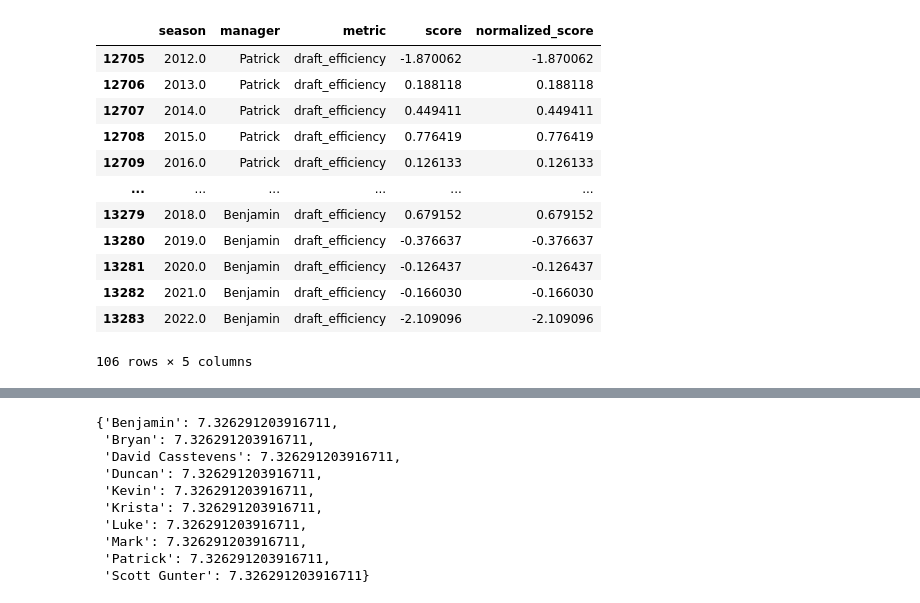
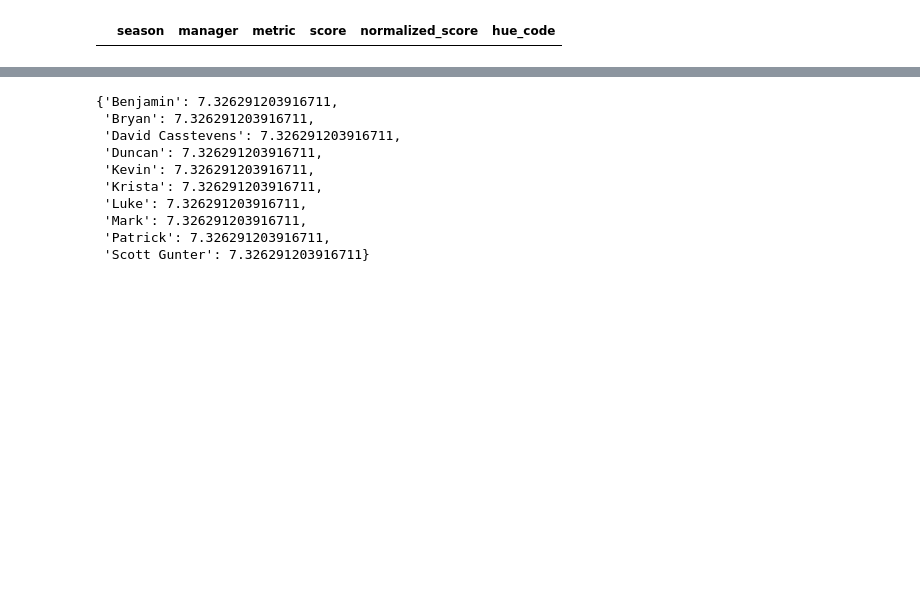
Before and after one commit to duncanjamesbell/fantasy_football_ranker, a Jupyter notebook: composite_ranks.ipynb, the cells around one changed output, grey strips where cells are left out. Drawn from its saved outputs; the diff is of its cells as text; code cells hidden in the pictures; blank space fills up the shorter version.

Commit message:
Updating w 2023 data

```diff
--- a/composite_ranks.ipynb
+++ b/composite_ranks.ipynb
@@ -8,10 +8,15 @@ import statistics as stats
 import math
 import matplotlib.pyplot as plt
 import seaborn as sns
-plt.rcParams['figure.figsize'] = [13,8]
+plt.rcParams['figure.figsize'] = [12,7]
+title_fontsize=14
+
 import json
 
 #load data
-full_rs_matchups_df=pd.read_csv('full_rs_matchups_w_is_drafted.csv') #this file is created separately
-full_seasons_draft_df = pd.read_csv('full_seasons_draft_df.csv') #load draft data - this is compiled in a separate notebook
-full_faab=pd.read_csv('faab_thru_2022.csv')
+Master = pd.read_csv('consolidated_master_revised_2023_v2.csv')
+#Master=Master[Master.season!=2018] #remove Pat's terrible season to demonstrate what happens
+full_rs_matchups_df=pd.read_csv('full_rs_matchups_w_is_drafted thru 2023.csv') #this file is created separately
+full_seasons_draft_df = pd.read_csv('full_seasons_draft_df thru 2023.csv') #load draft data - this is compiled in a separate notebook
+full_faab=pd.read_csv('faab_thru_2023.csv')
+full_playoffs=pd.read_csv('all_playoffs_thru_2023_revised v2.csv')
@@ -805,14 +973,13 @@ def calculate_composite_ranks(Master,start_year,pre_managers,recency_bonus,recen
 # %%
 #set parameters
-Master = pd.read_csv('consolidated_master.csv')
-#Master=Master[Master.season!=2018] #remove Pat's terrible season to demonstrate what happens
 start_year=2015
 pre_managers = ['Benjamin','Bryan','David Casstevens','Duncan','Kevin','Krista','Luke','Mark','Patrick','Scott Gunter']
-recency_bonus = 0
+recency_bonus = .15
 recency_window = 5 #number of recent seasons that we will give a boost to
 use_model_weights=True
-manager_controlled_overall_weight=.8
-invert_manager_uncontrolled_weights=False
+manager_controlled_overall_weight=.75
+win_percentages_overall_weight=.12
+points_against_overall_weight=.13
 season_rank_weight=15
 
 #master dictionary we will use to set weights for metrics
@@ -835,7 +1002,7 @@ Metrics_dict = {
 
 compiled_final_scores, raw_scores = calculate_composite_ranks(Master,start_year,pre_managers,recency_bonus,recency_window,Metrics_dict
                                                               ,use_model_weights,manager_controlled_overall_weight,
-                                                              invert_manager_uncontrolled_weights,season_rank_weight)
-compiled_final_scores[compiled_final_scores.thru==2022]
+                                                              win_percentages_overall_weight,points_against_overall_weight,season_rank_weight)
+compiled_final_scores[compiled_final_scores.thru==2023]
 # %% [output]
 Using MODEL-derived metric weights:
@@ -881,16 +1104,4 @@ compiled_final_scores_df[compiled_final_scores_df.index=='Duncan']
 # %%
-raw_scores[raw_scores.metric=='draft_efficiency']
+raw_scores[(raw_scores.metric=='season_rank')&(raw_scores.manager=='Patrick')]
 # %% [output]
-|  | season | manager | metric | score | normalized_score |
-| 12705 | 2012.0 | Patrick | draft_efficiency | -1.870062 | -1.870062 |
-| 12706 | 2013.0 | Patrick | draft_efficiency | 0.188118 | 0.188118 |
-| 12707 | 2014.0 | Patrick | draft_efficiency | 0.449411 | 0.449411 |
-| 12708 | 2015.0 | Patrick | draft_efficiency | 0.776419 | 0.776419 |
-| 12709 | 2016.0 | Patrick | draft_efficiency | 0.126133 | 0.126133 |
-| ... | ... | ... | ... | ... | ... |
-| 13279 | 2018.0 | Benjamin | draft_efficiency | 0.679152 | 0.679152 |
-| 13280 | 2019.0 | Benjamin | draft_efficiency | -0.376637 | -0.376637 |
-| 13281 | 2020.0 | Benjamin | draft_efficiency | -0.126437 | -0.126437 |
-| 13282 | 2021.0 | Benjamin | draft_efficiency | -0.166030 | -0.166030 |
-| 13283 | 2022.0 | Benjamin | draft_efficiency | -2.109096 | -2.109096 |
+|  | season | manager | metric | score | normalized_score | hue_code |
-106 rows × 5 columns
```
Also changed, not shown: parts of 8 cells of this notebook, 18 other files.
